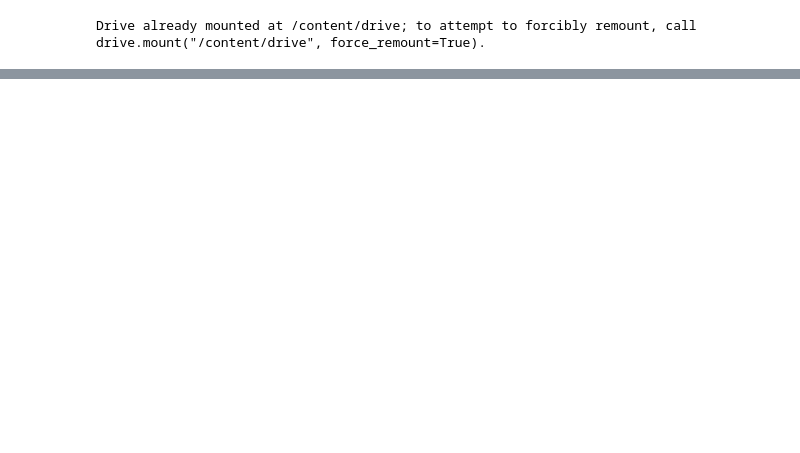
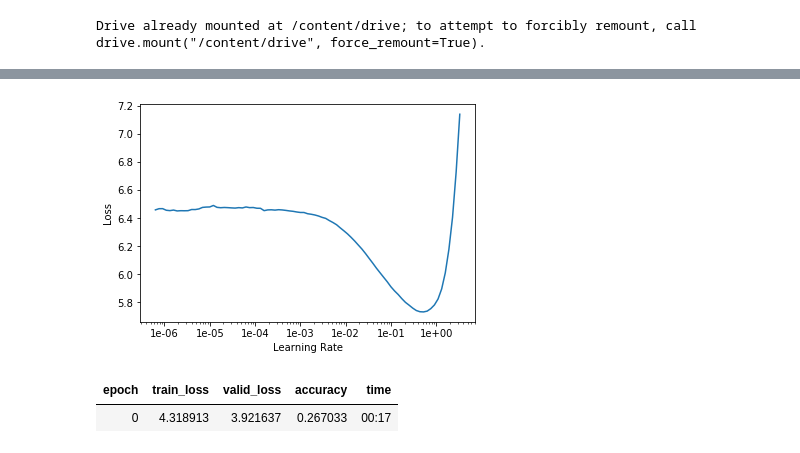
Before and after one commit to rajibmondal/Projects.NLP, a Jupyter notebook: Twitter_US_Airline_Sentiment.ipynb, the cells around one changed output, grey strips where cells are left out. Cells and saved outputs as stored; diff of their text form; code cells hidden in the pictures; blank space fills up the shorter version.

```diff
--- a/Twitter_US_Airline_Sentiment.ipynb
+++ b/Twitter_US_Airline_Sentiment.ipynb
@@ -66,0 +154,9 @@ data_clas.show_batch()
+# %%
+learn.recorder.plot()
+# %% [output]
+[figure, added]
+# %%
+learn.fit_one_cycle(1, 1e-01, moms=(0.8, 0.7))
+# %% [output]
+| epoch | train_loss | valid_loss | accuracy | time |
+| 0 | 4.318913 | 3.921637 | 0.267033 | 00:17 |
```
Also changed, not shown: parts of 21 cells of this notebook.
